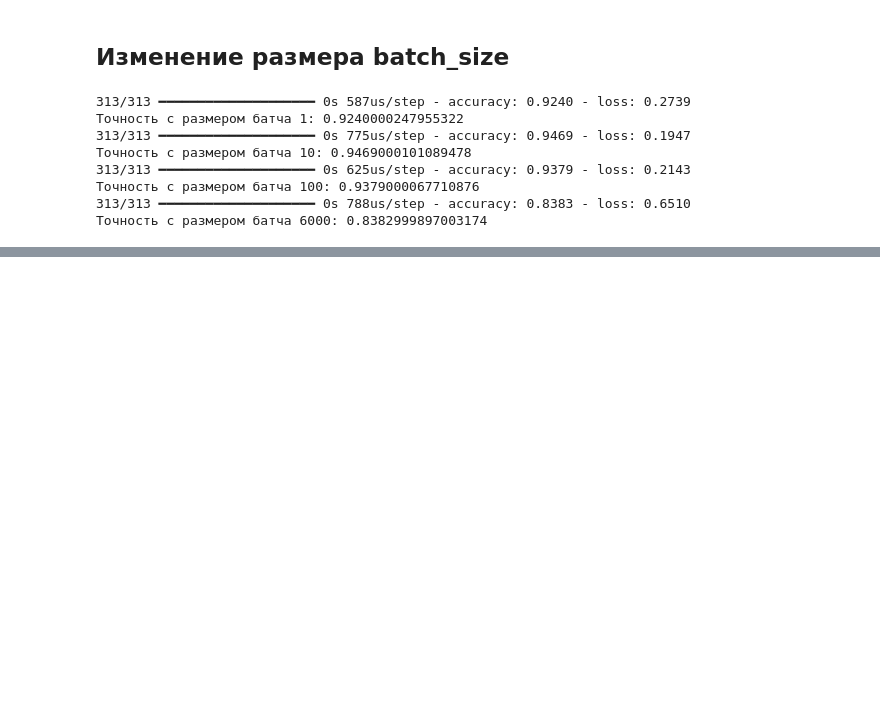
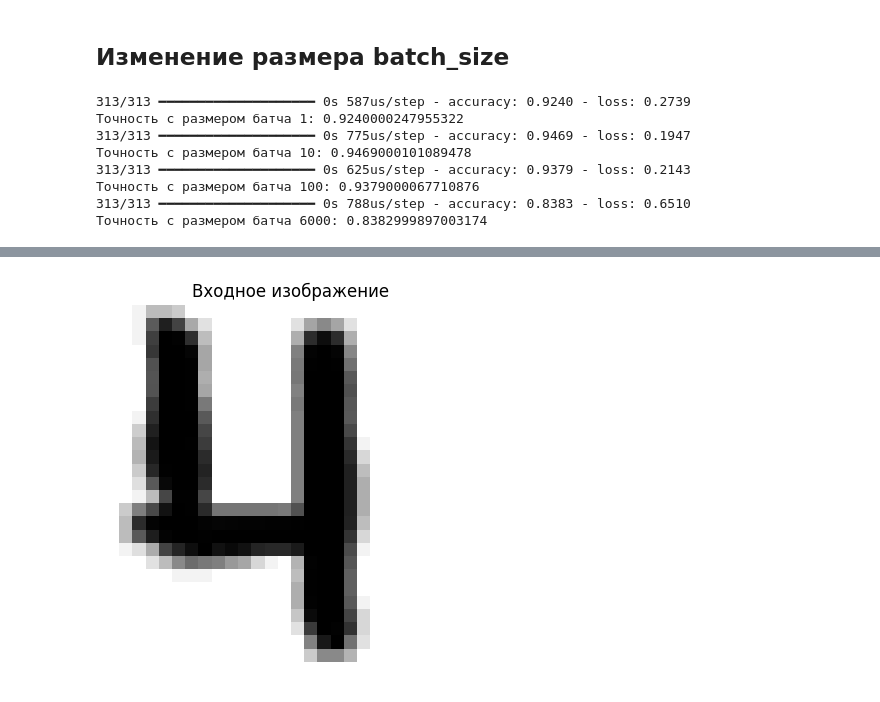
Before and after one commit to GubkinKirill/MNIST_solution, a Jupyter notebook: MNIST_hyperparameter_tests.ipynb, the cells around one changed output, grey strips where cells are left out. Cells and saved outputs as stored; diff of their text form; code cells hidden in the pictures; blank space fills up the shorter version.

```diff
--- a/MNIST_hyperparameter_tests.ipynb
+++ b/MNIST_hyperparameter_tests.ipynb
@@ -111,0 +162,4 @@ path = './6.png'
+# %%
+img_4 = prepare_image('4.png', show=True)
+# %% [output]
+[figure, added]
```
Also changed, not shown: parts of 13 cells of this notebook, 2 other files.
